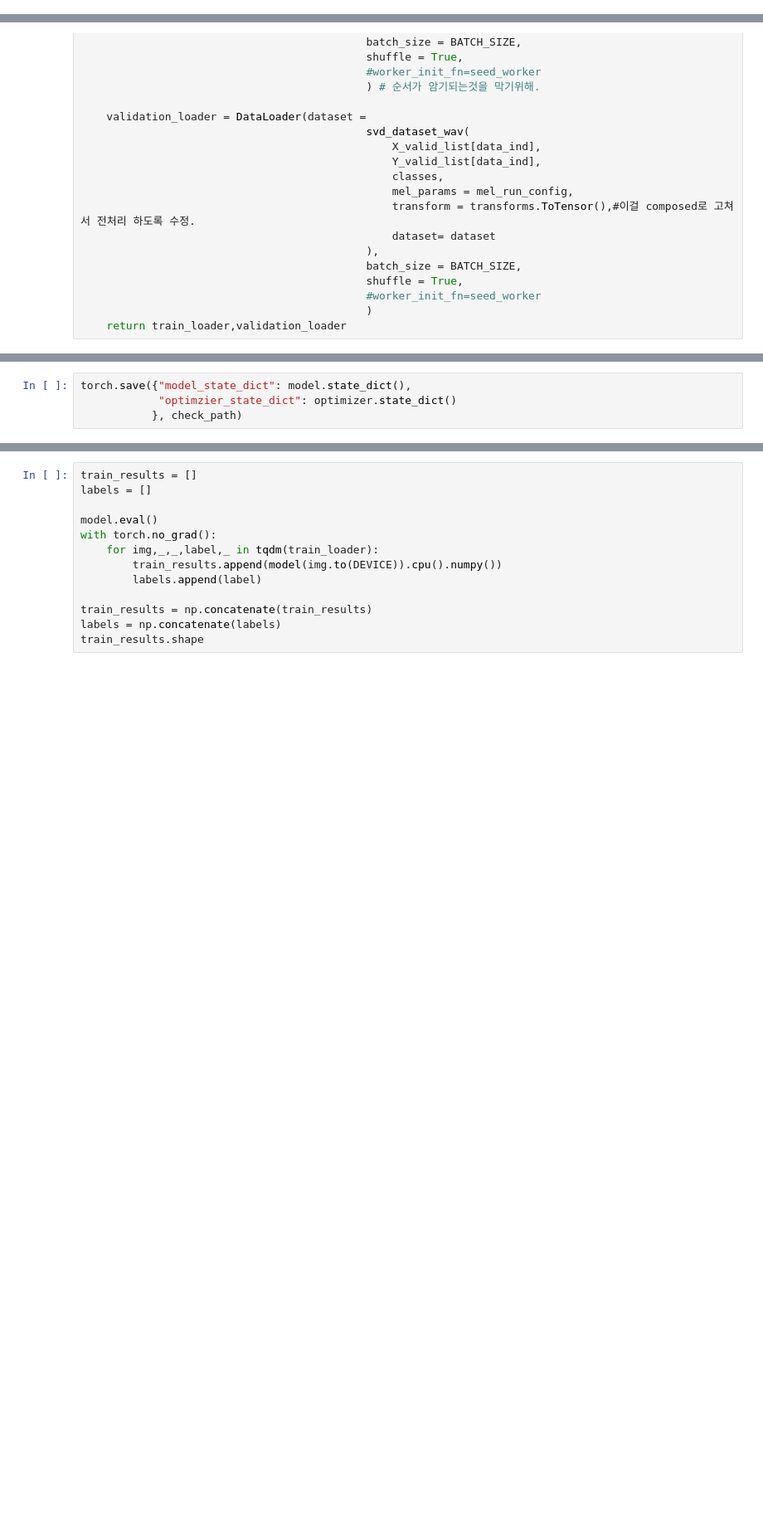
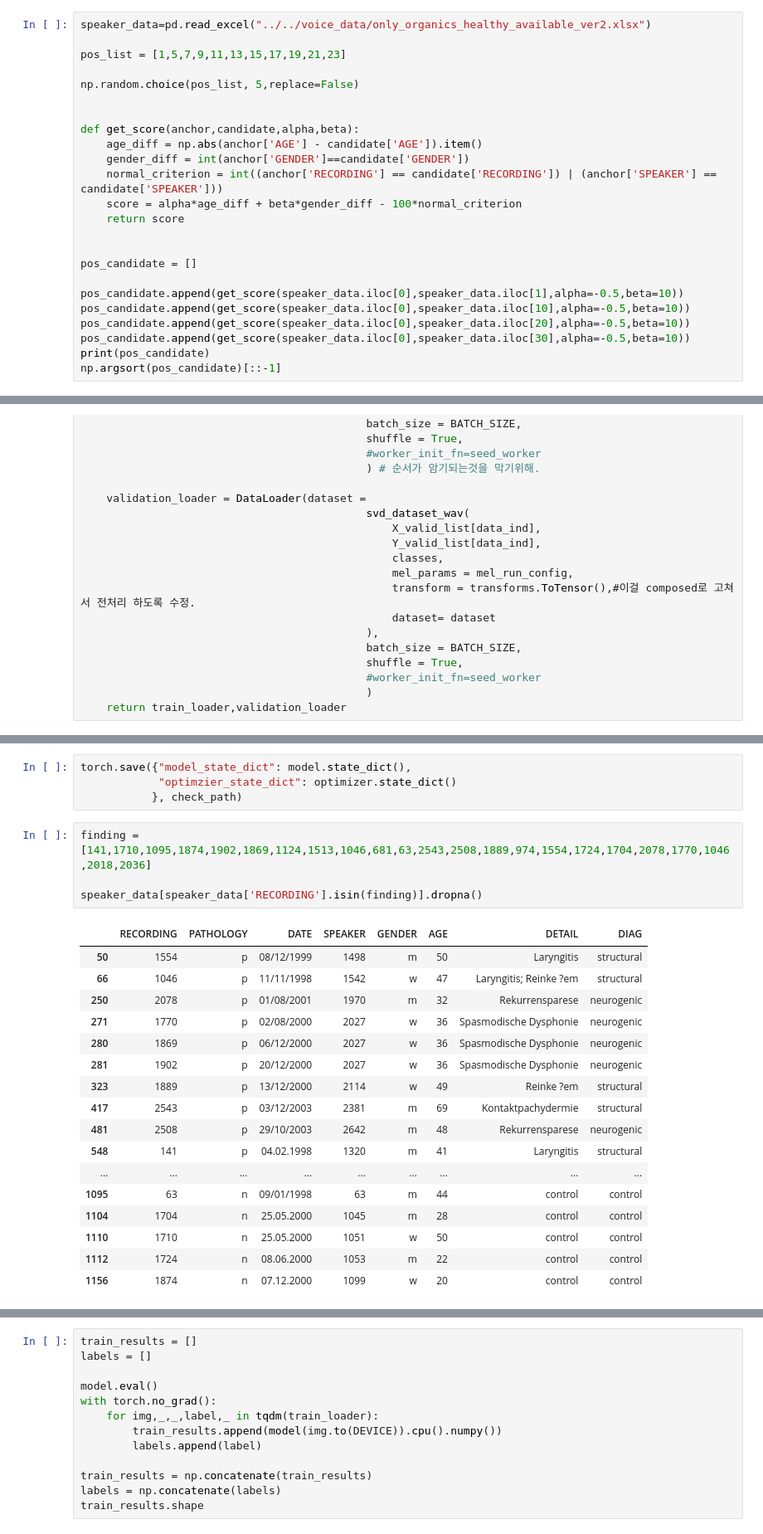
Before and after one commit to bub3690/voice_pathology_ai, a Jupyter notebook: model/Module/model-triplet-stratifiedKFold-ros-organics-speaker.ipynb, the cells around one changed output, grey strips where cells are left out. Shown at 83% size. Cells and saved outputs as stored; diff of their text form; blank space fills up the shorter version.

```diff
--- a/model/Module/model-triplet-stratifiedKFold-ros-organics-speaker.ipynb
+++ b/model/Module/model-triplet-stratifiedKFold-ros-organics-speaker.ipynb
@@ -625,0 +768,24 @@ class svd_dataset_wav(Dataset):
+# %%
+speaker_data=pd.read_excel("../../voice_data/only_organics_healthy_available_ver2.xlsx")
+
+pos_list = [1,5,7,9,11,13,15,17,19,21,23]
+
+np.random.choice(pos_list, 5,replace=False)
+
+
+def get_score(anchor,candidate,alpha,beta):
+    age_diff = np.abs(anchor['AGE'] - candidate['AGE']).item()
+    gender_diff = int(anchor['GENDER']==candidate['GENDER'])
+    normal_criterion = int((anchor['RECORDING'] == candidate['RECORDING']) | (anchor['SPEAKER'] == candidate['SPEAKER']))
+    score = alpha*age_diff + beta*gender_diff - 100*normal_criterion
+    return score
+
+
+pos_candidate = []
+
+pos_candidate.append(get_score(speaker_data.iloc[0],speaker_data.iloc[1],alpha=-0.5,beta=10))
+pos_candidate.append(get_score(speaker_data.iloc[0],speaker_data.iloc[10],alpha=-0.5,beta=10))
+pos_candidate.append(get_score(speaker_data.iloc[0],speaker_data.iloc[20],alpha=-0.5,beta=10))
+pos_candidate.append(get_score(speaker_data.iloc[0],speaker_data.iloc[30],alpha=-0.5,beta=10))
+print(pos_candidate)
+np.argsort(pos_candidate)[::-1]
@@ -1006,4 +1267,26 @@ for data_ind in range(1,2):
-# %%
-torch.save({"model_state_dict": model.state_dict(),
-            "optimzier_state_dict": optimizer.state_dict()
-           }, check_path)
+# %%
+torch.save({"model_state_dict": model.state_dict(),
+            "optimzier_state_dict": optimizer.state_dict()
+           }, check_path)
+# %%
+finding = [141,1710,1095,1874,1902,1869,1124,1513,1046,681,63,2543,2508,1889,974,1554,1724,1704,2078,1770,1046,2018,2036]
+
+speaker_data[speaker_data['RECORDING'].isin(finding)].dropna()
+# %% [output]
+|  | RECORDING | PATHOLOGY | DATE | SPEAKER | GENDER | AGE | DETAIL | DIAG |
+| 50 | 1554 | p | 08/12/1999 | 1498 | m | 50 | Laryngitis | structural |
+| 66 | 1046 | p | 11/11/1998 | 1542 | w | 47 | Laryngitis; Reinke ?em | structural |
+| 250 | 2078 | p | 01/08/2001 | 1970 | m | 32 | Rekurrensparese | neurogenic |
+| 271 | 1770 | p | 02/08/2000 | 2027 | w | 36 | Spasmodische Dysphonie | neurogenic |
+| 280 | 1869 | p | 06/12/2000 | 2027 | w | 36 | Spasmodische Dysphonie | neurogenic |
+| 281 | 1902 | p | 20/12/2000 | 2027 | w | 36 | Spasmodische Dysphonie | neurogenic |
+| 323 | 1889 | p | 13/12/2000 | 2114 | w | 49 | Reinke ?em | structural |
+| 417 | 2543 | p | 03/12/2003 | 2381 | m | 69 | Kontaktpachydermie | structural |
+| 481 | 2508 | p | 29/10/2003 | 2642 | m | 48 | Rekurrensparese | neurogenic |
+| 548 | 141 | p | 04.02.1998 | 1320 | m | 41 | Laryngitis | structural |
+| ... | ... | ... | ... | ... | ... | ... | ... | ... |
+| 1095 | 63 | n | 09/01/1998 | 63 | m | 44 | control | control |
+| 1104 | 1704 | n | 25.05.2000 | 1045 | m | 28 | control | control |
+| 1110 | 1710 | n | 25.05.2000 | 1051 | w | 50 | control | control |
+| 1112 | 1724 | n | 08.06.2000 | 1053 | m | 22 | control | control |
+| 1156 | 1874 | n | 07.12.2000 | 1099 | w | 20 | control | control |
```
Also changed, not shown: parts of 26 cells of this notebook, 1 other file.
